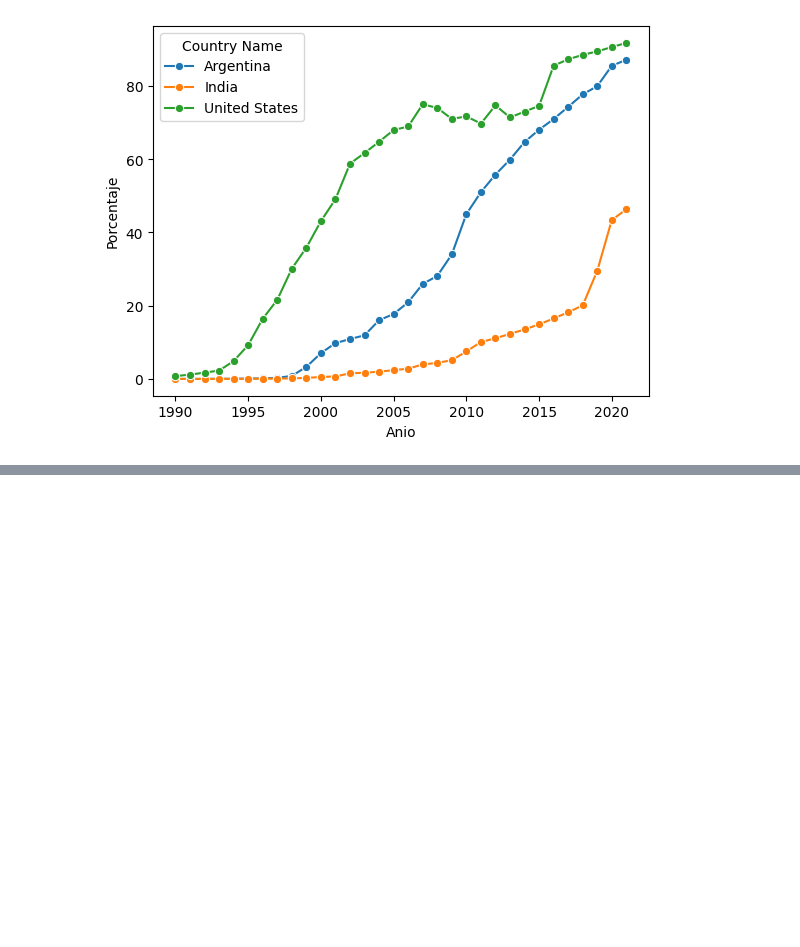
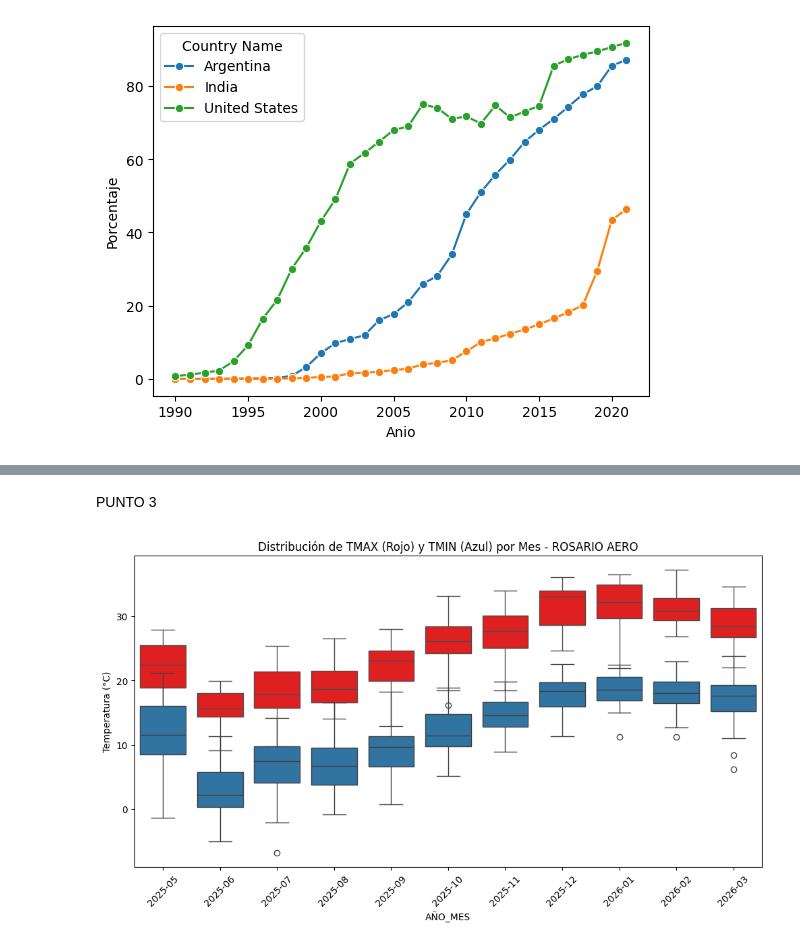
Before and after one commit to winttita/TUIA, a Jupyter notebook: Segundo/Fundamento de Ciencia de Datos/U4 - Visualizacion/practica4.ipynb, the cells around one changed output, grey strips where cells are left out. Saved outputs shown, nothing was run; the diff lists cells and outputs as text; code cells hidden in the pictures; blank space fills up the shorter version.

```diff
--- a/Segundo/Fundamento de Ciencia de Datos/U4 - Visualizacion/practica4.ipynb
+++ b/Segundo/Fundamento de Ciencia de Datos/U4 - Visualizacion/practica4.ipynb
@@ -87,0 +206,5 @@ sns.lineplot(x= 'Anio', y= 'Porcentaje', hue='Country Name', marker= 'o', data=d
+# %%
+# Como vemos que hay valores faltantes en TMAX y en TMIN, borramos esas filas ya que no tiene sentido dejarlas.
+# Con el parametro how=all le indicamos a pandas que elimine las filas donde todos son NA
+temperaturas.dropna(subset=['TMAX', 'TMIN'], inplace=True, how='all')
+temperaturas.info()
@@ -87,0 +223,5 @@ sns.lineplot(x= 'Anio', y= 'Porcentaje', hue='Country Name', marker= 'o', data=d
+# %%
+# Tambien notamos que la fecha se encuentra en formato str, lo pasamos a formato adecuado. El parametro format sirve para aclararle
+# a pandas como se encuentra la columna fecha antes de la correcion
+temperaturas['FECHA'] = pd.to_datetime(temperaturas['FECHA'], format='%d%m%Y')
+temperaturas.info()
@@ -87,0 +240,4 @@ sns.lineplot(x= 'Anio', y= 'Porcentaje', hue='Country Name', marker= 'o', data=d
+# %%
+# Corrijo formatos de minimos y maximos (str a float)
+temperaturas['TMAX'] = pd.to_numeric(temperaturas['TMAX'])
+temperaturas['TMIN'] = pd.to_numeric(temperaturas['TMIN'])
@@ -87,0 +246,12 @@ sns.lineplot(x= 'Anio', y= 'Porcentaje', hue='Country Name', marker= 'o', data=d
+# %%
+# Ahora creamos una columna mes para poder hacer los analisis correspondientes.
+# Utilizamos la herramienta .dt para manejar fechas
+temperaturas['AÑO_MES'] = temperaturas['FECHA'].dt.to_period('M')
+
+# Tengo que crear funcion iqr
+def iqr(x):
+    return x.quantile(0.75)-x.quantile(0.25)
+
+# Ahora creamos la tabla de resumen para los minimos y maximos por mes
+minimas = temperaturas.groupby('AÑO_MES')[['TMIN','TMAX']].agg(['mean','median','std', iqr]).round(2)
+minimas
@@ -87,0 +275,21 @@ sns.lineplot(x= 'Anio', y= 'Porcentaje', hue='Country Name', marker= 'o', data=d
+# %% [markdown]
+PUNTO 3
+# %%
+# Primero filtramos por fechas y lugar
+fecha_inicio = '2025-05-01'
+fecha_fin = '2026-04-01'
+filtro_temp = temperaturas[((temperaturas['FECHA'] >= fecha_inicio) & (temperaturas['FECHA'] < fecha_fin)) & (temperaturas['NOMBRE'] == 'ROSARIO AERO')]
+
+# Corregimos el orden de los valores, lo ponemos en ascendente
+filtro_temp = filtro_temp.sort_values('FECHA', ascending=True)
+
+# Ahora graficamos
+plt.figure(figsize=(12, 6))
+sns.boxplot(x='AÑO_MES', y='TMAX', data=filtro_temp, color='red')
+sns.boxplot(x='AÑO_MES', y='TMIN', data=filtro_temp)
+plt.title('Distribución de TMAX (Rojo) y TMIN (Azul) por Mes - ROSARIO AERO')
+plt.xticks(rotation=45)
+plt.ylabel('Temperatura (°C)')
+plt.show()
+# %% [output]
+[figure, added]
```
Also changed, not shown: parts of 18 cells of this notebook, 3 other files.
